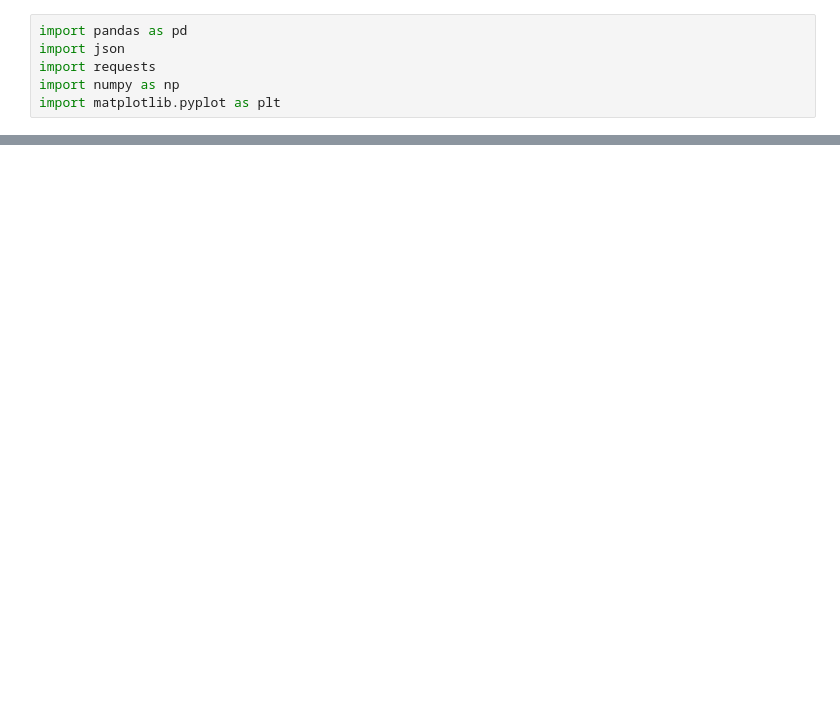
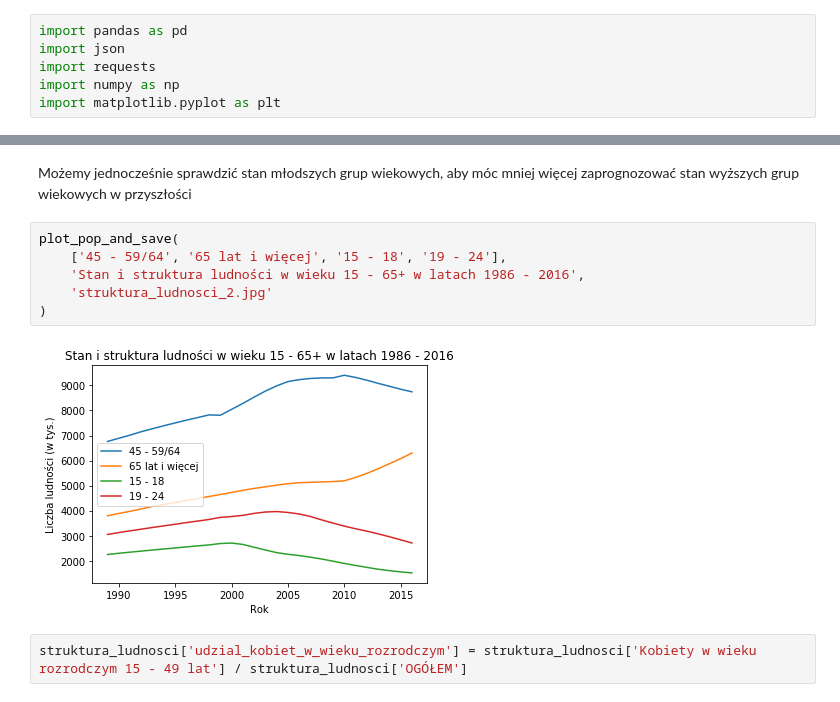
Before and after one commit to marcinsola/CDV_Data_Science, a Jupyter notebook: II/Wstep_do_Big_Data_w_ekonomii/projekt_zaliczeniowy/code.ipynb, the cells around one changed output, grey strips where cells are left out. Drawn from its saved outputs; the diff is of its cells as text; blank space fills up the shorter version.

```diff
--- a/II/Wstep_do_Big_Data_w_ekonomii/projekt_zaliczeniowy/code.ipynb
+++ b/II/Wstep_do_Big_Data_w_ekonomii/projekt_zaliczeniowy/code.ipynb
@@ -132,0 +43,12 @@ ValueError: Unknown projection '3d'
+# %% [markdown]
+Możemy jednocześnie sprawdzić stan młodszych grup wiekowych, aby móc mniej więcej zaprognozować stan wyższych grup wiekowych w przyszłości
+# %%
+plot_pop_and_save(
+    ['45 - 59/64', '65 lat i więcej', '15 - 18', '19 - 24'],
+    'Stan i struktura ludności w wieku 15 - 65+ w latach 1986 - 2016',
+    'struktura_ludnosci_2.jpg'
+)
+# %% [output]
+[figure, added]
+# %%
+struktura_ludnosci['udzial_kobiet_w_wieku_rozrodczym'] = struktura_ludnosci['Kobiety w wieku rozrodczym 15 - 49 lat'] / struktura_ludnosci['OGÓŁEM']
```
Also changed, not shown: parts of 18 cells of this notebook, 22 other files.
